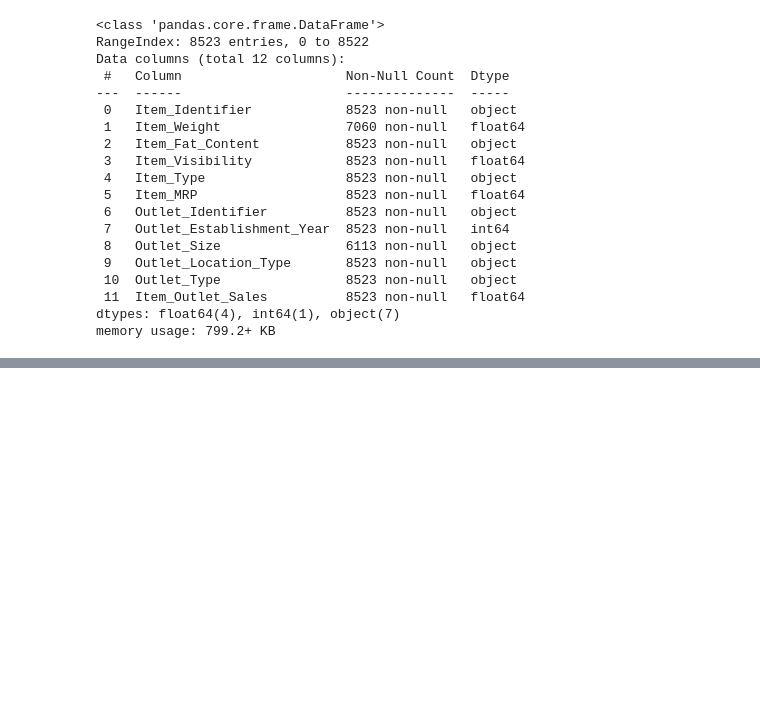
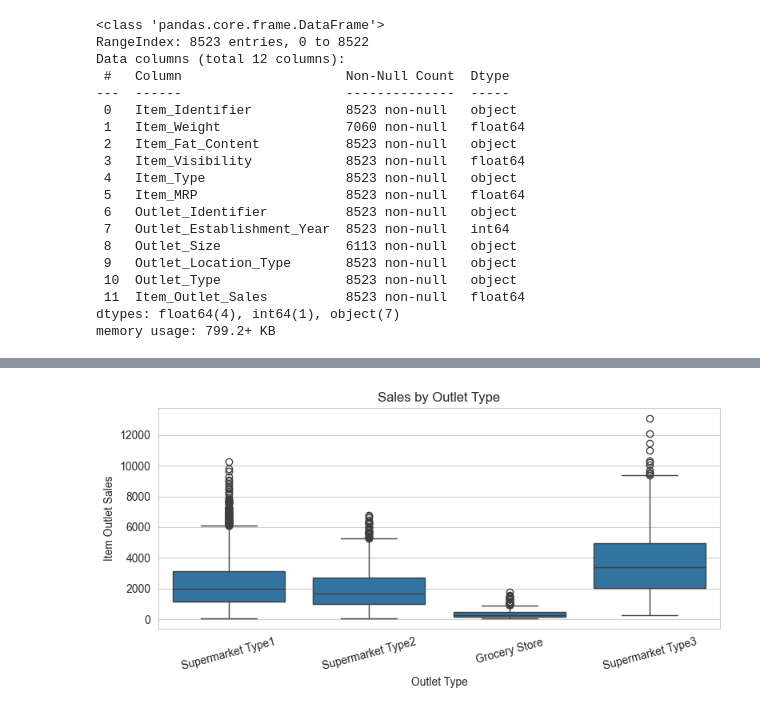
Before and after one commit to samirakhalil1993/bigmart_sales-project, a Jupyter notebook: bigmart_sales_data.ipynb, the cells around one changed output, grey strips where cells are left out. Drawn from its saved outputs; the diff is of its cells as text; code cells hidden in the pictures; blank space fills up the shorter version.

```diff
--- a/bigmart_sales_data.ipynb
+++ b/bigmart_sales_data.ipynb
@@ -290,2 +69,0 @@ array(['Food', 'Drinks', 'Non-Consumable'], dtype=object)
-# %%
-df.loc[df['Item_Category'] == 'Non-Consumable', 'Item_Fat_Content'] = 'Non-Edible'
@@ -355,0 +258,11 @@ plt.show()
+# %%
+plt.figure(figsize=(8, 4))
+sns.boxplot(data=clean_df, x="Outlet_Type", y="Item_Outlet_Sales")
+plt.title("Sales by Outlet Type")
+plt.xlabel("Outlet Type")
+plt.ylabel("Item Outlet Sales")
+plt.xticks(rotation=15)
+plt.tight_layout()
+plt.show()
+# %% [output]
+[figure, added]
```
Also changed, not shown: parts of 75 cells of this notebook.
